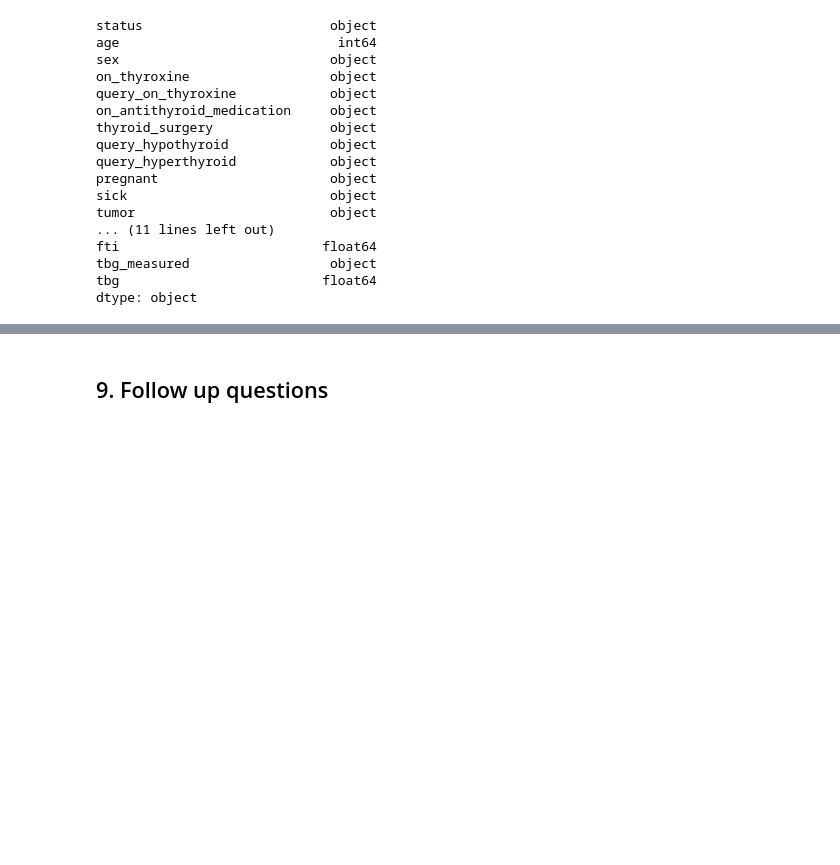
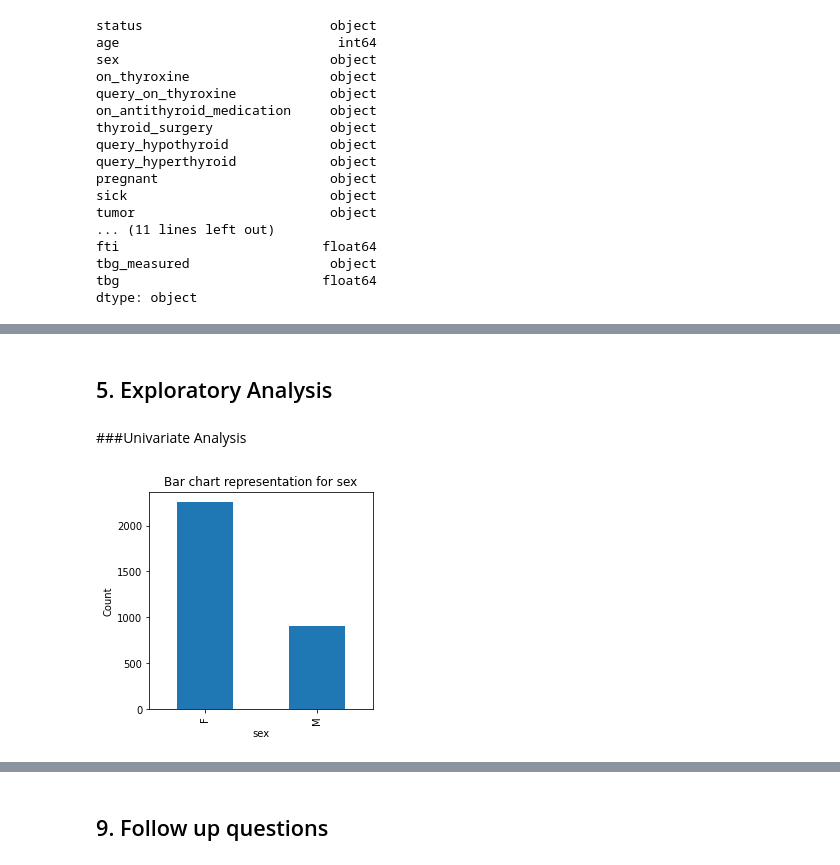
Before and after one commit to R-Owino/HYPOTHYROIDISM-CLASSIFICATION-IN-PATIENTS, a Jupyter notebook: Moringa_Data_Science_Core_W8_Independent_Project_2022_04_Rehema_Owino.ipynb, the cells around one changed output, grey strips where cells are left out. Saved outputs shown, nothing was run; the diff lists cells and outputs as text; code cells hidden in the pictures; blank space fills up the shorter version.

```diff
--- a/Moringa_Data_Science_Core_W8_Independent_Project_2022_04_Rehema_Owino.ipynb
+++ b/Moringa_Data_Science_Core_W8_Independent_Project_2022_04_Rehema_Owino.ipynb
@@ -261,0 +278,11 @@ Except age, most of the numeric columns have outliers. These will be removed dur
+# %%
+# Renaming the t/f and y/n to true/false and yes/no for better visual interpretation
+cols = ['status', 'age', 'sex', 'on_thyroxine', 'query_on_thyroxine',
+       'on_antithyroid_medication', 'thyroid_surgery', 'query_hypothyroid',
+       'query_hyperthyroid', 'pregnant', 'sick', 'tumor', 'lithium', 'goitre',
+       'tsh_measured', 'tsh', 't3_measured', 't3', 'tt4_measured', 'tt4',
+       't4u_measured', 't4u', 'fti_measured', 'fti', 'tbg_measured', 'tbg']
+
+for val in cols:
+  df = df[cols].replace('f','false').replace('t','true').replace('n','no').replace('y','yes')
+df.head()
@@ -261,0 +297,20 @@ Except age, most of the numeric columns have outliers. These will be removed dur
+# %% [markdown]
+## 5. Exploratory Analysis
+# %% [markdown]
+###Univariate Analysis
+# %%
+# Bar chart function for displaying values associated with categorical data
+def bar(column, figsize):
+  plt.figure(figsize = figsize)
+  df[column].value_counts().plot.bar()
+  plt.title('Bar chart representation for {}'.format(column))
+  plt.xlabel(column)
+  plt.ylabel('Count')
+  return plt.show()
+# %%
+# bar chart representation for gender representation
+bar('sex', (4,4))
+
+# more females were tested for thyroid symptoms
+# %% [output]
+[figure, added]
```
Also changed, not shown: parts of 95 cells of this notebook.
